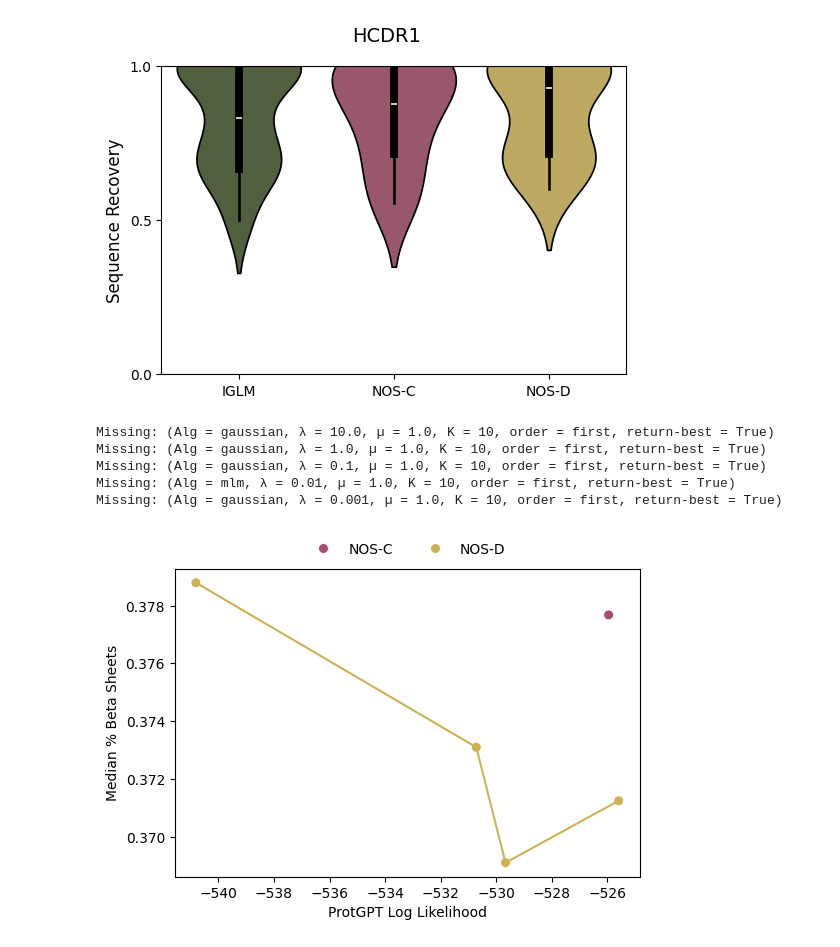
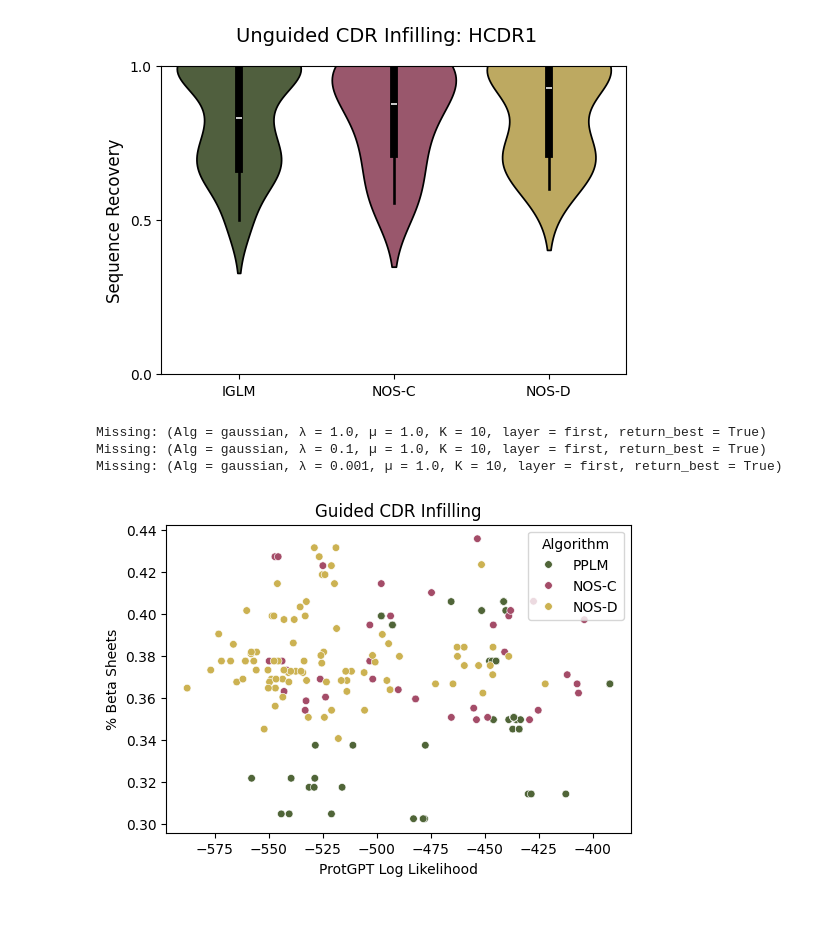
Before and after one commit to shainotshy1/BLISS_Experiments, a Jupyter notebook: NOS/analyze_data.ipynb, the cells around one changed output. Drawn from its saved outputs; the diff is of its cells as text; code cells hidden in the pictures; blank space fills up the shorter version.

Commit message:
updated graphs

```diff
--- a/NOS/analyze_data.ipynb
+++ b/NOS/analyze_data.ipynb
@@ -47,20 +47,25 @@ axes.set_ylabel('Sequence Recovery', fontsize=12)
 axes.tick_params(axis='both', which='major', labelsize=10)
 axes.set_yticks(np.linspace(0, 1, 3))
 
-fig.suptitle('HCDR1', fontsize=14)
+fig.suptitle('Unguided CDR Infilling: HCDR1', fontsize=14)
 
 plt.show()
 # %% [output]
-[figure, old version]
+[figure, new version]
 # %%
 lambda_params = [10.0, 1.0, 0.1, 0.01, 0.001]
 mu_params = [1.0]
 K_params = [10]
+order_params = ['first']
+return_best_params = [True]
 
 nosd_ll = []
 nosc_ll = []
 nosd_beta_sheet = []
 nosc_beta_sheet = []
+pplm_ll = []
+pplm_beta_sheet = []
+
 data_map = {
     "mlm_ll" : nosd_ll,
     "gaussian_ll": nosc_ll,
@@ -69,47 +74,77 @@ data_map = {
     "gaussian_beta_sheet": nosc_beta_sheet
 }
 
+ll_data = []
+beta_sheet_data = []
+
 for lam in lambda_params:
     for mu in mu_params:
         for K in K_params:
-            for order in ['first']:
-                for return_best in [True]:
+            for order in order_params:
+                for return_best in return_best_params:
                     curr = {}
                     for nos in ["mlm", "gaussian"]:
                         guid_fn = f"/home/shai/NOS/guidance_results/{nos}/{nos}_fixed_length=True_autoregressive_sample=False_step_size={mu}_stability_coef={lam}_num_steps={K}_guidance_layer={order}_return_best={return_best}_samples_labeled.csv"
                         try:
                             ll = -get_col(guid_fn, 'lm_nll')
                             beta_sheet = get_col(guid_fn, 'ss_perc_sheet')
+                            seq_recovery = get_col(guid_fn, 'seq_recovery')
                         except FileNotFoundError as e:
-                            print(f"Missing: (Alg = {nos}, λ = {lam}, µ = {mu}, K = {K}, layer = {order}, return-best = {return_best})")
+                            print(f"Missing: (Alg = {nos}, λ = {lam}, µ = {mu}, K = {K}, layer = {order}, return_best = {return_best})")
                             continue
+                        #med_ll = np.median(ll)
+                        #med_beta = np.median(beta_sheet)
+                        #data_map[nos + "_ll"].append(float(med_ll))
+                        #data_map[nos + "_beta_sheet"].append(float(med_beta))
+                        data_map[nos + "_ll"].extend([float(x) for x in ll])
+                        data_map[nos + "_beta_sheet"].extend([float(x) for x in beta_sheet])
 
-                        med_ll = np.median(ll)
-                        med_beta = np.median(beta_sheet)
-                        data_map[nos + "_ll"].append(float(med_ll))
-                        data_map[nos + "_beta_sheet"].append(float(med_beta))
+stability_params = [0.0, 0.001, 0.01, 0.1, 1.0]
+step_size_params = [1.7]
+steps_params = [10]
+for step_size in step_size_params:
+    for stability in stability_params:
+        for steps in steps_params:
+            pplm_fn = f"/home/shai/NOS/guidance_results/pplm/iglm_fixed_length=True_step_size={step_size}_stability_coef={stability}_num_steps={steps}_samples_labeled.csv"
+            try:
+                ll = -get_col(pplm_fn, 'lm_nll')
+                beta_sheet = get_col(pplm_fn, 'ss_perc_sheet')
+            except FileNotFoundError as e:
+                print(f"Missing: (Alg = pplm, step_size = {step_size}, stability = {stability}, steps = {steps})")
+                continue
+            #med_ll = np.median(ll)
+            #med_beta = np.median(beta_sheet)
+            #pplm_ll.append(float(med_ll))
+            #pplm_beta_sheet.append(float(med_beta))
+            pplm_ll.extend([float(x) for x in ll])
+            pplm_beta_sheet.extend([float(x) for x in beta_sheet])
+
+ll_data.extend(pplm_ll)
+ll_data.extend(nosc_ll)
+ll_data.extend(nosd_ll)
+beta_sheet_data.extend(pplm_beta_sheet)
+beta_sheet_data.extend(nosc_beta_sheet)
+beta_sheet_data.extend(nosd_beta_sheet)
 # %% [output]
-Missing: (Alg = gaussian, λ = 10.0, µ = 1.0, K = 10, order = first, return-best = True)
-Missing: (Alg = gaussian, λ = 1.0, µ = 1.0, K = 10, order = first, return-best = True)
-Missing: (Alg = gaussian, λ = 0.1, µ = 1.0, K = 10, order = first, return-best = True)
-Missing: (Alg = mlm, λ = 0.01, µ = 1.0, K = 10, order = first, return-best = True)
-Missing: (Alg = gaussian, λ = 0.001, µ = 1.0, K = 10, order = first, return-best = True)
+Missing: (Alg = gaussian, λ = 1.0, µ = 1.0, K = 10, layer = first, return_best = True)
+Missing: (Alg = gaussian, λ = 0.1, µ = 1.0, K = 10, layer = first, return_best = True)
+Missing: (Alg = gaussian, λ = 0.001, µ = 1.0, K = 10, layer = first, return_best = True)
 # %%
 data = {
-    "ProtGPT Log Likelihood": nosd_ll + nosc_ll,
-    "Median % Beta Sheets": nosd_beta_sheet + nosc_beta_sheet,
-    "Algorithm": ["NOS-C"] * len(nosc_ll) + ["NOS-D"] * len(nosd_ll)
+    "ProtGPT Log Likelihood": ll_data,
+    "% Beta Sheets": beta_sheet_data,
+    "Algorithm": ["PPLM"] * len(pplm_ll) + ["NOS-C"] * len(nosc_ll) + ["NOS-D"] * len(nosd_ll)
 }
 
 df = pd.DataFrame(data)
 
 plt.figure(figsize=(6, 4))
 
-ax = sns.scatterplot(data=df, x="ProtGPT Log Likelihood", y="Median % Beta Sheets", hue="Algorithm", palette=['#A44C68', '#CCB252'], s=50)
-sns.lineplot(data=df, x="ProtGPT Log Likelihood", y="Median % Beta Sheets", hue="Algorithm", palette=['#A44C68', '#CCB252'], legend=False)
-sns.move_legend(ax, "lower center", bbox_to_anchor=(.5, 1), ncol=3, title='', frameon=False)
+ax = sns.scatterplot(data=df, x="ProtGPT Log Likelihood", y="% Beta Sheets", hue="Algorithm", palette=['#506538', '#A44C68', '#CCB252'], s=30)
+plt.title('Guided CDR Infilling')
+#sns.lineplot(data=df, x="ProtGPT Log Likelihood", y="% Beta Sheets", hue="Algorithm", palette=['#506538', '#A44C68', '#CCB252'], legend=False)
 
-plt.tick_params(axis='both', which='major', labelsize=10, )
+plt.tick_params(axis='both', which='major', labelsize=10)
 plt.show()
 # %% [output]
-[figure, old version]
+[figure, new version]
```
